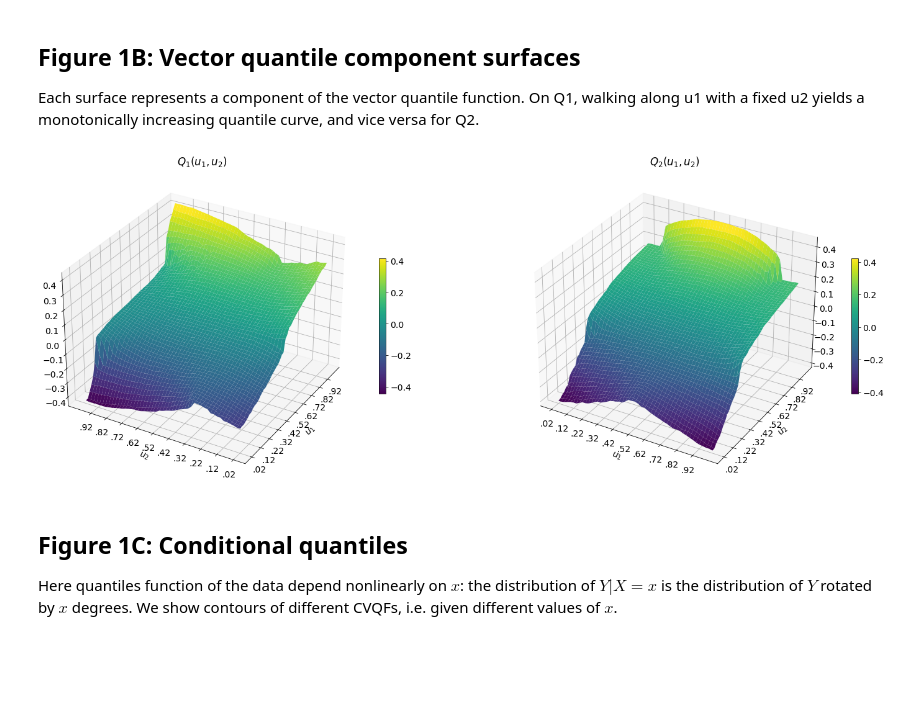
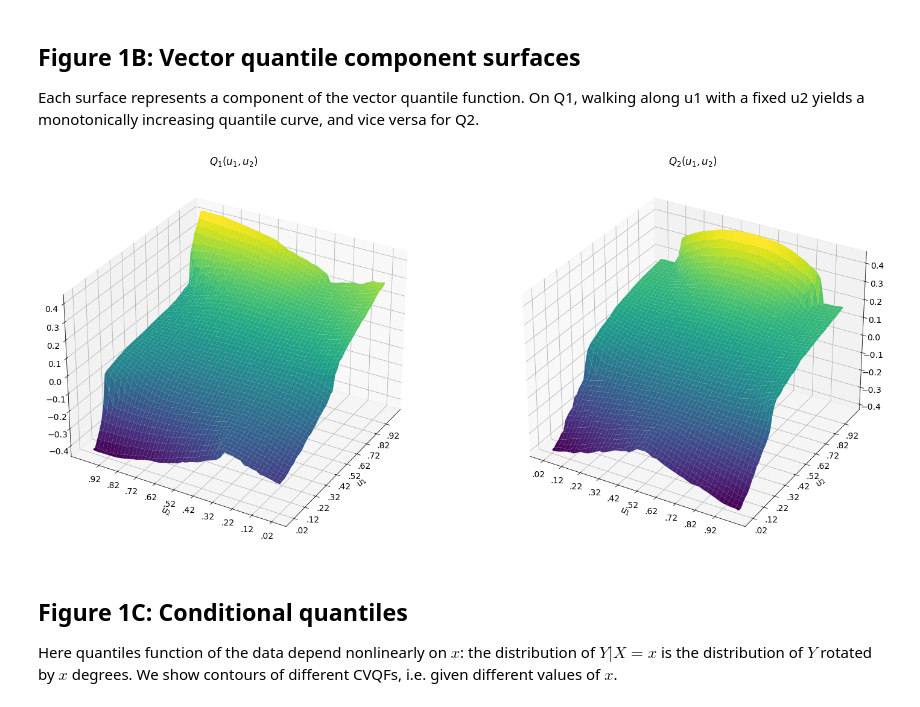
Before and after one commit to vistalab-technion/vqr, a Jupyter notebook: notebooks/fig1.ipynb, the cells around one changed output. Drawn from its saved outputs; the diff is of its cells as text; code cells hidden in the pictures; blank space fills up the shorter version.

```diff
--- a/notebooks/fig1.ipynb
+++ b/notebooks/fig1.ipynb
@@ -118,12 +123,17 @@ curve, and vice versa for Q2.
 # %%
 from vqr.plot import plot_quantiles_3d
 
-fig, axes = plot_quantiles_3d(T, d=2, Qs=vq2.vector_quantiles(refine=True), Us=vq2.quantile_grid, figsize=(25, 20))
+fig, axes = plot_quantiles_3d(
+    T, d=2,
+    Qs=vq2.vector_quantiles(refine=True),
+    Us=vq2.quantile_grid, figsize=(25, 20),
+    colorbar=False,
+)
 axes[0].view_init(axes[0].elev, -150)
 
-# print([(a.elev, a.azim) for a in axes])
+fig.savefig("figs/fig1/fig1b.png", dpi=150, bbox_inches="tight")
 # %% [output]
-[figure, old version]
+[figure, new version]
 # %% [markdown]
 ## Figure 1C: Conditional quantiles
 
```
Also changed, not shown: parts of 3 cells of this notebook, 2 other files.
